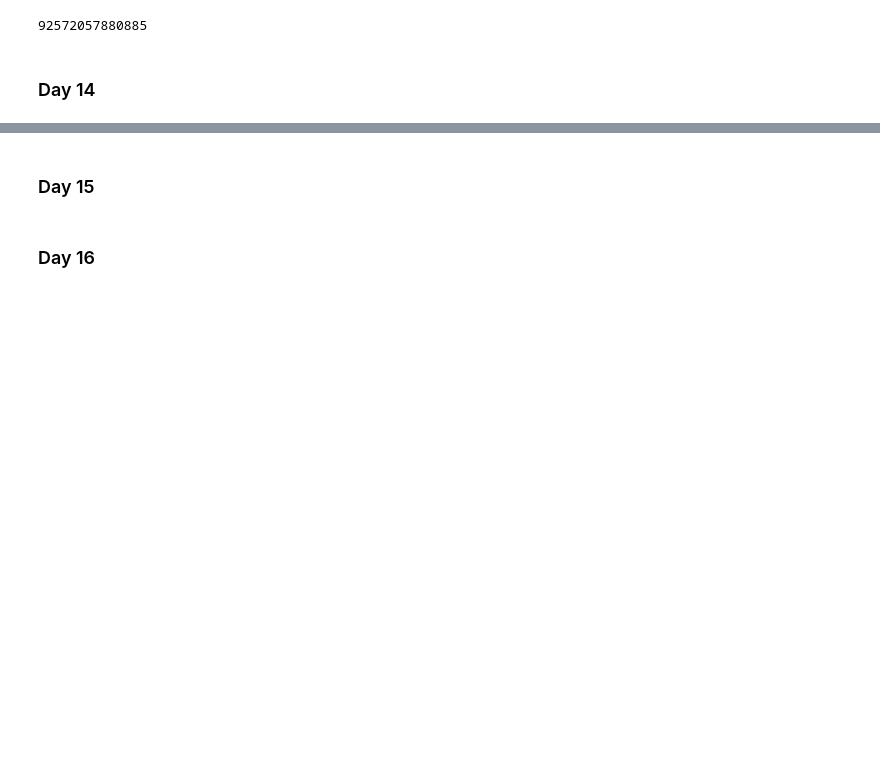
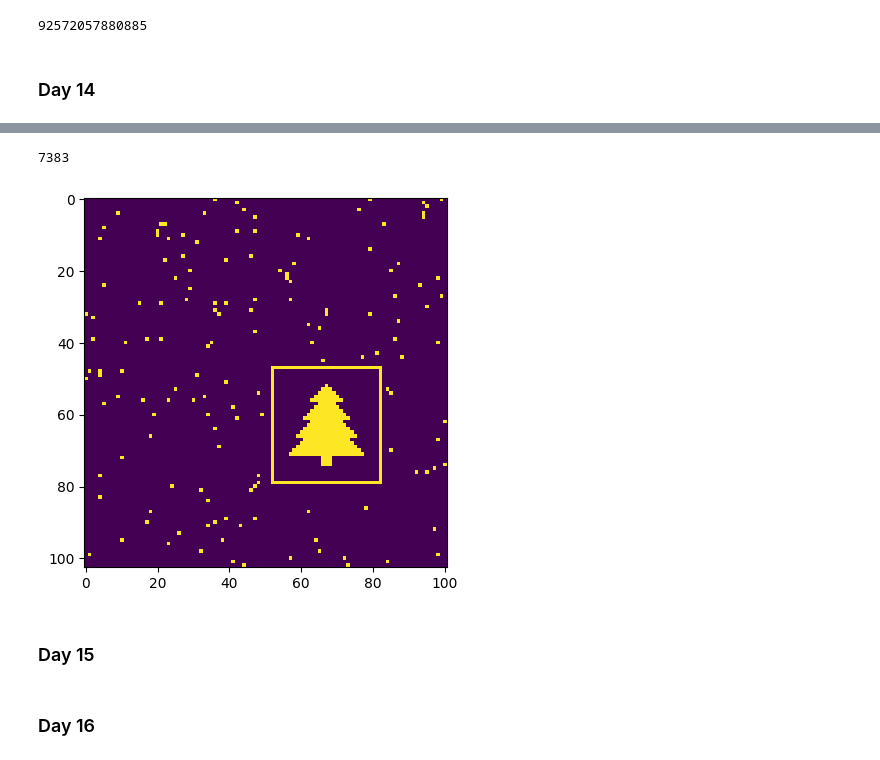
Before and after one commit to Durrax/advent-of-code, a Jupyter notebook: 2024/calendar.ipynb, the cells around one changed output, grey strips where cells are left out. Saved outputs shown, nothing was run; the diff lists cells and outputs as text; code cells hidden in the pictures; blank space fills up the shorter version.

```diff
--- a/2024/calendar.ipynb
+++ b/2024/calendar.ipynb
@@ -812,3 +867,43 @@ print(tokens)
+# %%
+from matplotlib import pyplot as plt
+import numpy as np
+
+robots = []
+
+with open(join(cwd, "inputs/input_14.txt")) as file:
+    for line in file:
+        p = line.split(" ")[0].split("=")[1].split(",")
+        v = line.split(" ")[1].split("=")[1].split(",")
+        robots.append([(int(p[0]),int(p[1])), (int(v[0]),int(v[1]))])
+
+found_tree = False
+second = 0
+
+while(not found_tree):
+    arr = np.zeros((rows, cols))
+    points = set()
+    for robot in robots:
+        points.add(robot[0])
+    for y in range(rows):
+        adjacent_pixels = 0
+        for x in range(cols):
+            if (x,y) in points:
+                adjacent_pixels += 1
+                arr[y][x] = 1
+            else:
+                adjacent_pixels = 0
+            if adjacent_pixels == 15:
+                found_tree = True
+
+    if(found_tree):
+        print(second)
+        plt.imshow(arr)
+
+    second += 1
+    robots = step_robots(robots)
+# %% [output]
+7383
+[figure, added]
 # %% [markdown]
 ### Day 15
 # %% [markdown]
```
Also changed, not shown: parts of 1 cell of this notebook, 1 other file.
